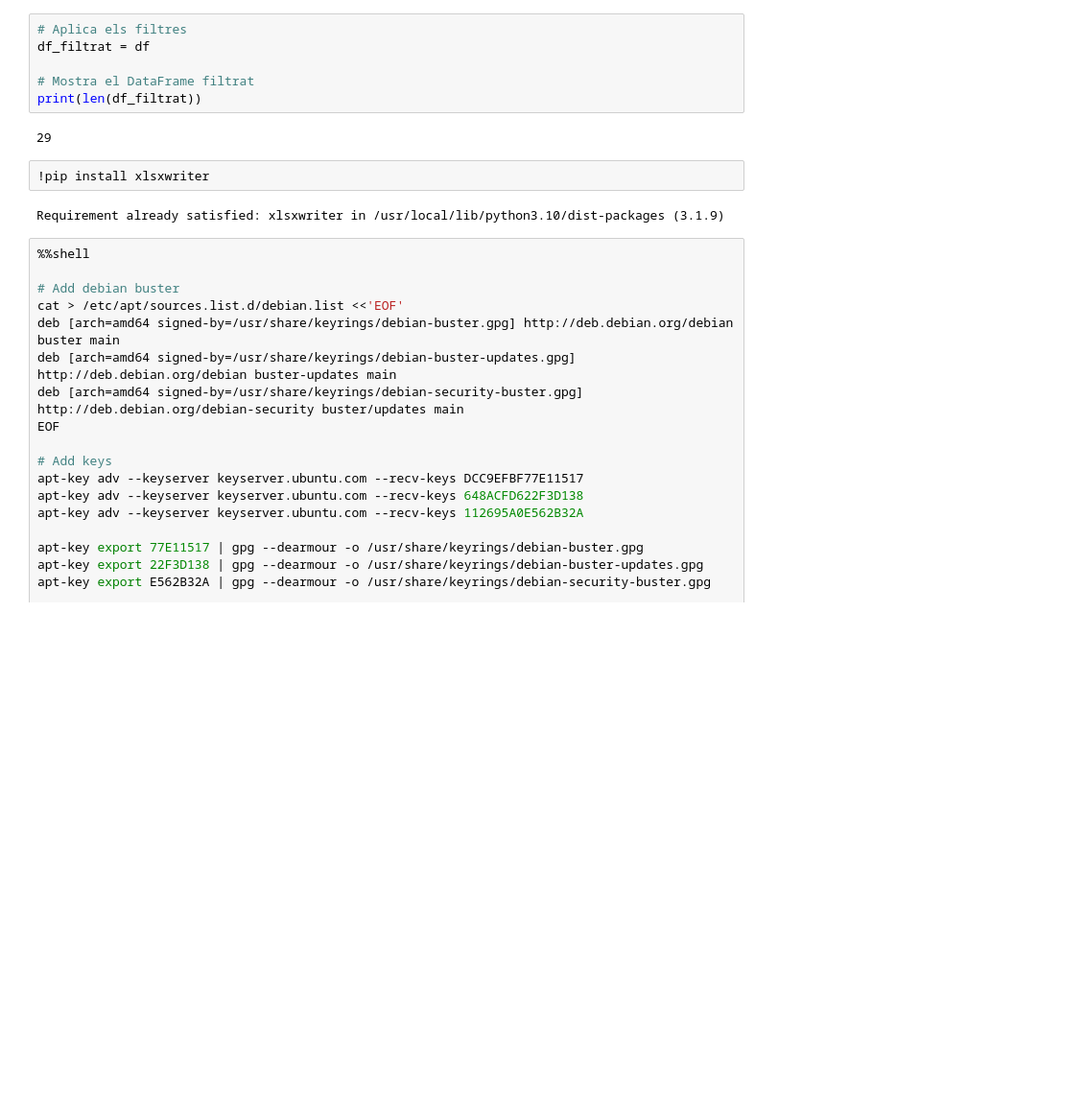
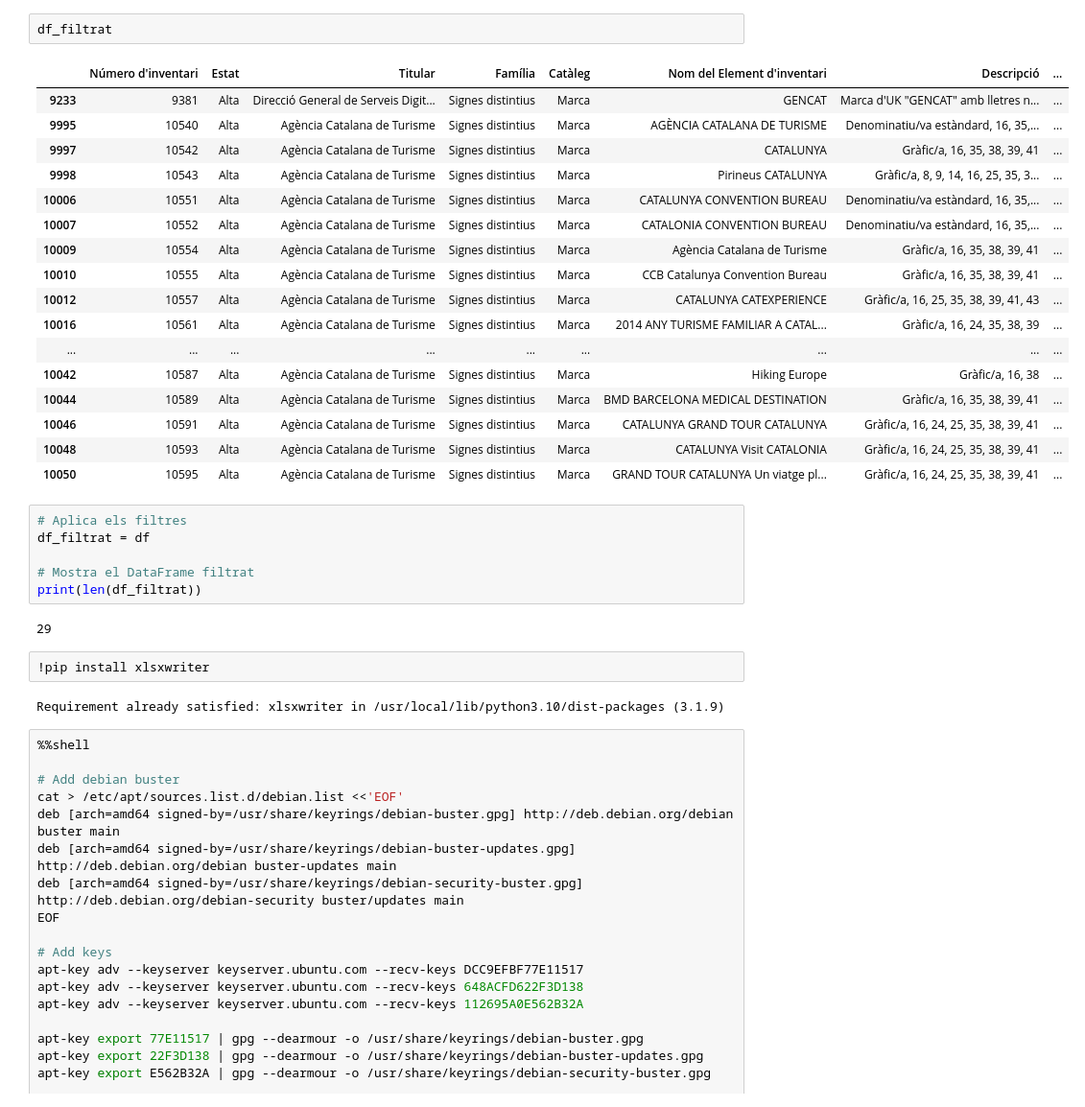
Before and after one commit to rogroc/idi, a Jupyter notebook: marques_uk_extraccio.ipynb, the cells around one changed output. Shown: that part at 96% size. Saved outputs shown, nothing was run; the diff lists cells and outputs as text; blank space fills up the shorter version.

```diff
--- a/marques_uk_extraccio.ipynb
+++ b/marques_uk_extraccio.ipynb
@@ -36,3 +45,23 @@ df
+# %%
+df_filtrat
+# %% [output]
+|  | Número d'inventari | Estat | Titular | Família | Catàleg | Nom del Element d'inventari | Descripció | ... |
+| 9233 | 9381 | Alta | Direcció General de Serveis Digit... | Signes distintius | Marca | GENCAT | Marca d'UK "GENCAT" amb lletres n... | ... |
+| 9995 | 10540 | Alta | Agència Catalana de Turisme | Signes distintius | Marca | AGÈNCIA CATALANA DE TURISME | Denominatiu/va estàndard, 16, 35,... | ... |
+| 9997 | 10542 | Alta | Agència Catalana de Turisme | Signes distintius | Marca | CATALUNYA | Gràfic/a, 16, 35, 38, 39, 41 | ... |
+| 9998 | 10543 | Alta | Agència Catalana de Turisme | Signes distintius | Marca | Pirineus CATALUNYA | Gràfic/a, 8, 9, 14, 16, 25, 35, 3... | ... |
+| 10006 | 10551 | Alta | Agència Catalana de Turisme | Signes distintius | Marca | CATALUNYA CONVENTION BUREAU | Denominatiu/va estàndard, 16, 35,... | ... |
+| 10007 | 10552 | Alta | Agència Catalana de Turisme | Signes distintius | Marca | CATALONIA CONVENTION BUREAU | Denominatiu/va estàndard, 16, 35,... | ... |
+| 10009 | 10554 | Alta | Agència Catalana de Turisme | Signes distintius | Marca | Agència Catalana de Turisme | Gràfic/a, 16, 35, 38, 39, 41 | ... |
+| 10010 | 10555 | Alta | Agència Catalana de Turisme | Signes distintius | Marca | CCB Catalunya Convention Bureau | Gràfic/a, 16, 35, 38, 39, 41 | ... |
+| 10012 | 10557 | Alta | Agència Catalana de Turisme | Signes distintius | Marca | CATALUNYA CATEXPERIENCE | Gràfic/a, 16, 25, 35, 38, 39, 41, 43 | ... |
+| 10016 | 10561 | Alta | Agència Catalana de Turisme | Signes distintius | Marca | 2014 ANY TURISME FAMILIAR A CATAL... | Gràfic/a, 16, 24, 35, 38, 39 | ... |
+| ... | ... | ... | ... | ... | ... | ... | ... | ... |
+| 10042 | 10587 | Alta | Agència Catalana de Turisme | Signes distintius | Marca | Hiking Europe | Gràfic/a, 16, 38 | ... |
+| 10044 | 10589 | Alta | Agència Catalana de Turisme | Signes distintius | Marca | BMD BARCELONA MEDICAL DESTINATION | Gràfic/a, 16, 35, 38, 39, 41 | ... |
+| 10046 | 10591 | Alta | Agència Catalana de Turisme | Signes distintius | Marca | CATALUNYA GRAND TOUR CATALUNYA | Gràfic/a, 16, 24, 25, 35, 38, 39, 41 | ... |
+| 10048 | 10593 | Alta | Agència Catalana de Turisme | Signes distintius | Marca | CATALUNYA Visit CATALONIA | Gràfic/a, 16, 24, 25, 35, 38, 39, 41 | ... |
+| 10050 | 10595 | Alta | Agència Catalana de Turisme | Signes distintius | Marca | GRAND TOUR CATALUNYA Un viatge pl... | Gràfic/a, 16, 24, 25, 35, 38, 39, 41 | ... |
 # %%
 # Aplica els filtres
 df_filtrat = df
```
Also changed, not shown: parts of 4 cells of this notebook, 1 other file.
